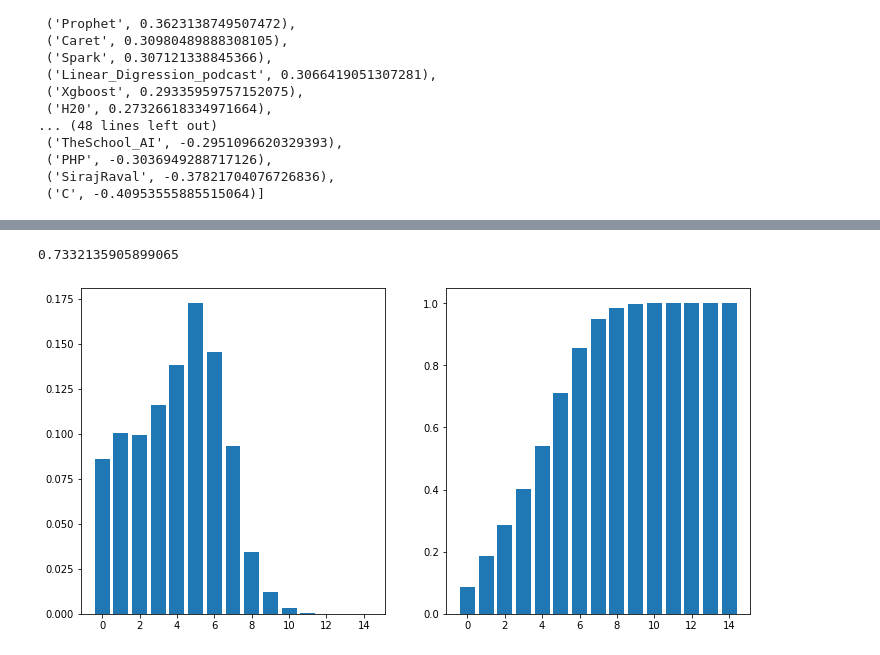
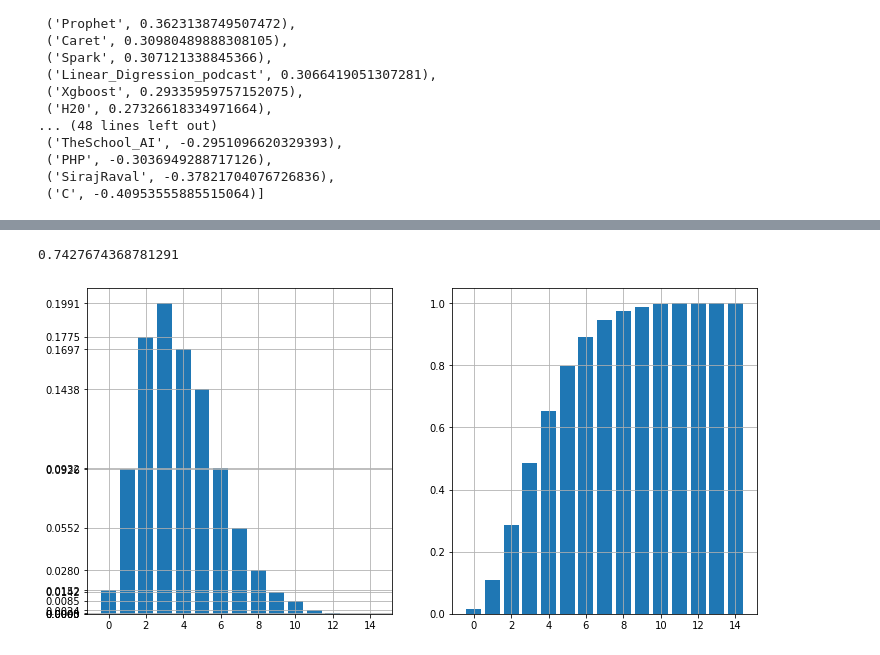
Before and after one commit to ptyshevs/ds_project, a Jupyter notebook: recommend.ipynb, the cells around one changed output, grey strips where cells are left out. Drawn from its saved outputs; the diff is of its cells as text; code cells hidden in the pictures.

```diff
--- a/recommend.ipynb
+++ b/recommend.ipynb
@@ -385,11 +403,15 @@ ax[1].bar(np.arange(len(probs)), cum_probs);
 # %%
-sample2 = model.form_input_to_sample('22-24', 'Australia', 'Computers/Technology', 'Data Scientist', '15+', [])
+import matplotlib.pyplot as plt
+sample2 = model.form_input_to_sample([], model.frameworks, [], [])
 idx, probs = model.predict(sample2)
 cum_probs = np.cumsum(probs)
 _, ax = plt.subplots(ncols=2, figsize=(12, 6))
 print(cum_probs.sum() / len(probs))
 ax[0].bar(np.arange(len(probs)), probs);
+ax[0].set_yticks(probs)
+ax[0].grid()
 ax[1].bar(np.arange(len(probs)), cum_probs);
+ax[1].grid()
 # %% [output]
-0.7332135905899065
+0.7427674368781291
-[figure, old version]
+[figure, new version]
```
Also changed, not shown: parts of 3 cells of this notebook, 3 other files.
